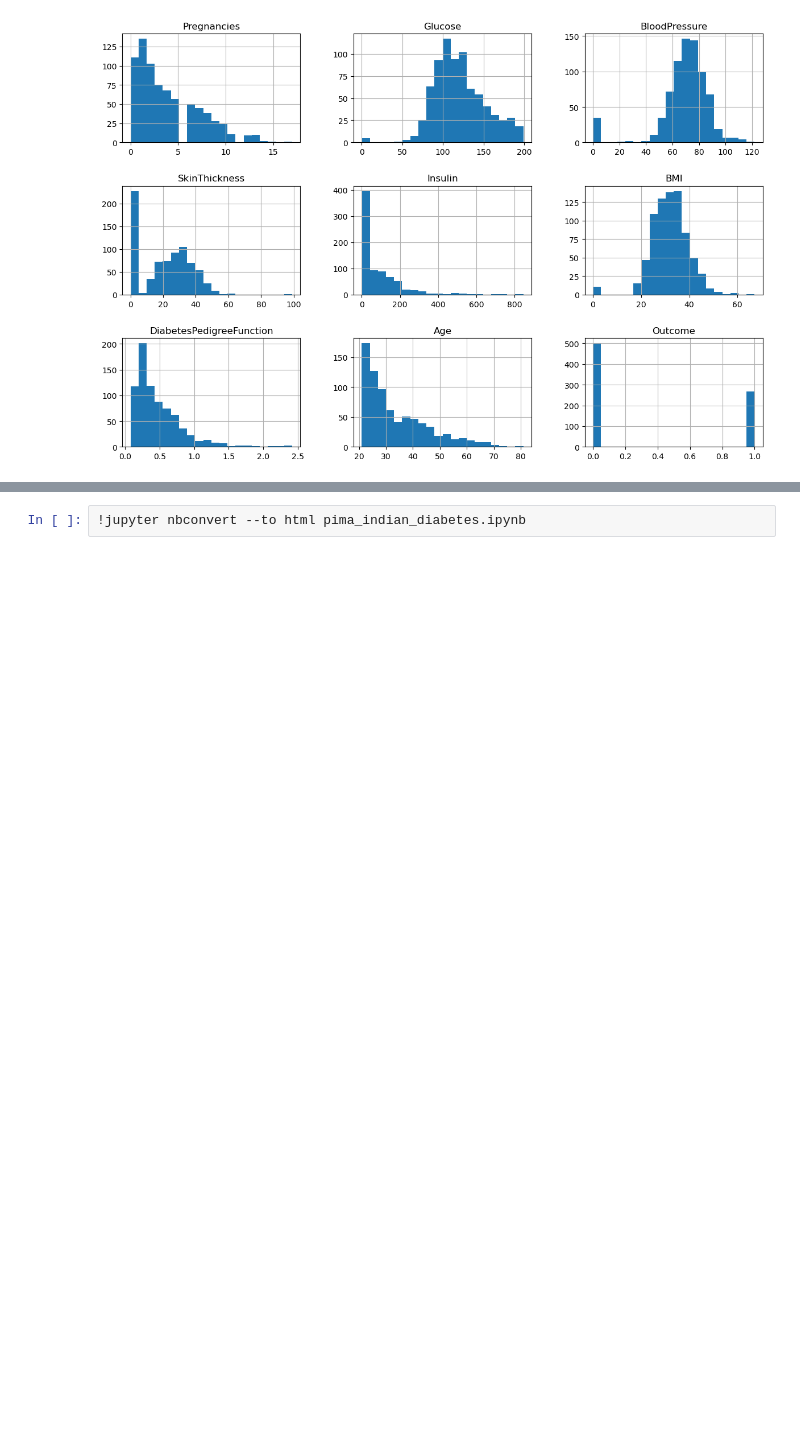
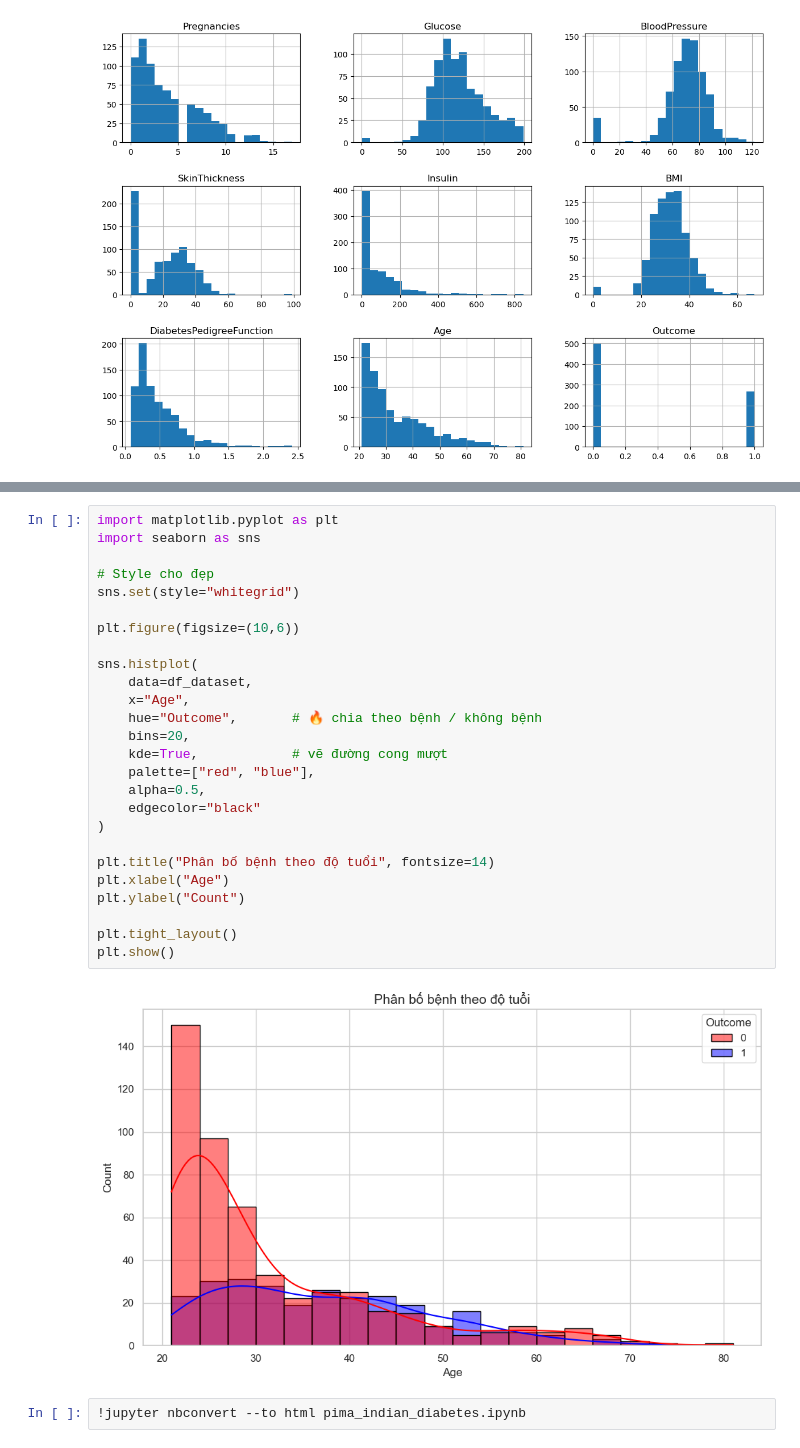
Before and after one commit to JaseSous/ai-project, a Jupyter notebook: eda/pima_indian_diabetes.ipynb, the cells around one changed output, grey strips where cells are left out. Drawn from its saved outputs; the diff is of its cells as text; blank space fills up the shorter version.

```diff
--- a/eda/pima_indian_diabetes.ipynb
+++ b/eda/pima_indian_diabetes.ipynb
@@ -251,3 +324,31 @@ plt.show()
+# %%
+import matplotlib.pyplot as plt
+import seaborn as sns
+
+# Style cho đẹp
+sns.set(style="whitegrid")
+
+plt.figure(figsize=(10,6))
+
+sns.histplot(
+    data=df_dataset,
+    x="Age",
+    hue="Outcome",       # 🔥 chia theo bệnh / không bệnh
+    bins=20,
+    kde=True,            # vẽ đường cong mượt
+    palette=["red", "blue"],
+    alpha=0.5,
+    edgecolor="black"
+)
+
+plt.title("Phân bố bệnh theo độ tuổi", fontsize=14)
+plt.xlabel("Age")
+plt.ylabel("Count")
+
+plt.tight_layout()
+plt.show()
+# %% [output]
+[figure, added]
 # %%
 !jupyter nbconvert --to html pima_indian_diabetes.ipynb
 # %% [output]
```
Also changed, not shown: parts of 5 cells of this notebook.
